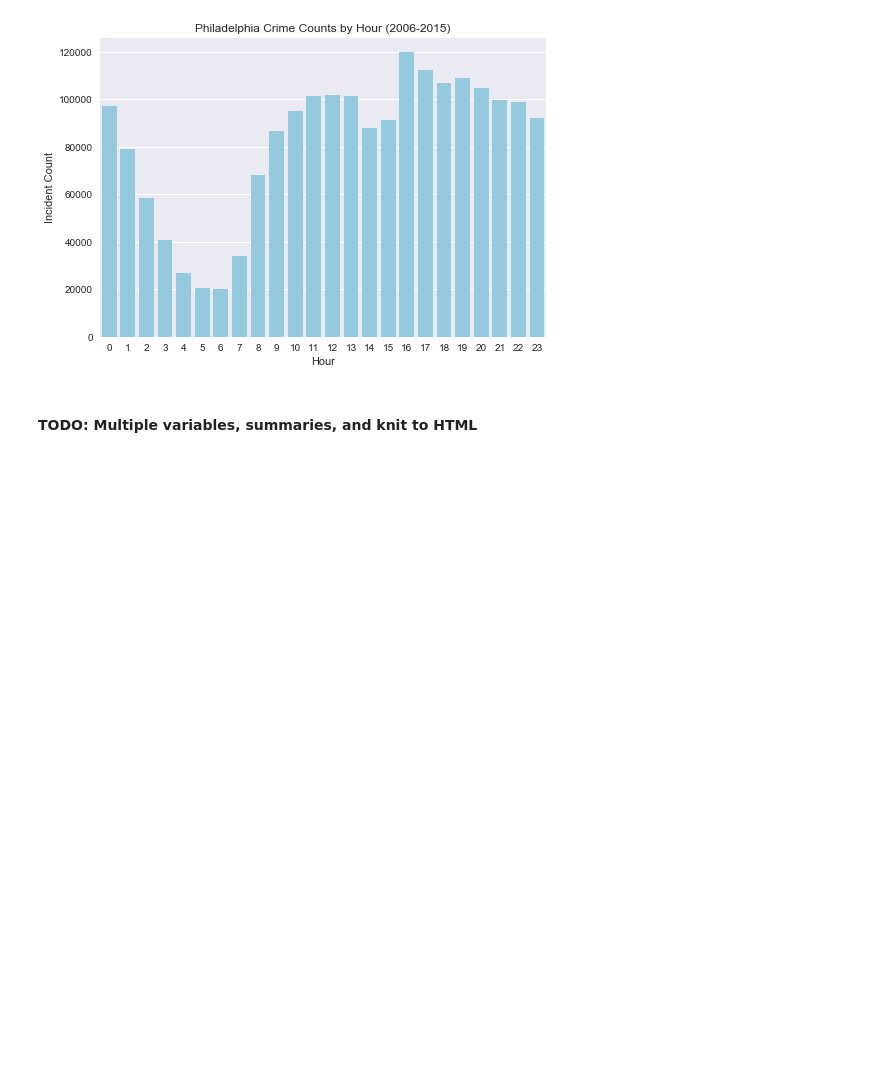
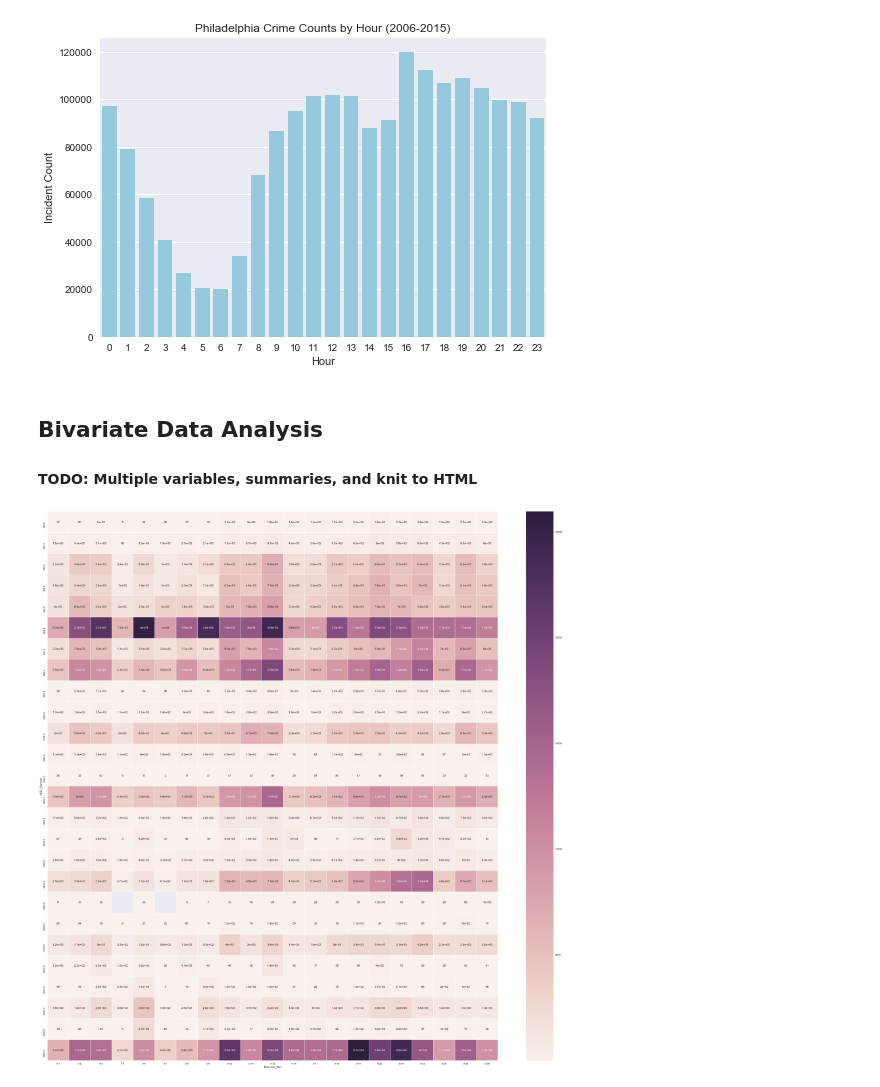
Before and after one commit to William-McKee/philadelphia_crime_data, a Jupyter notebook: Philadelphia_Crime_Data.ipynb, the cells around one changed output. Drawn from its saved outputs; the diff is of its cells as text; code cells hidden in the pictures; blank space fills up the shorter version.

Commit message:
Add files via upload
Add one heatmap for police districts vs crime type

```diff
--- a/Philadelphia_Crime_Data.ipynb
+++ b/Philadelphia_Crime_Data.ipynb
@@ -482,4 +482,18 @@ plt.show()
 [figure]
 [figure]
 # %% [markdown]
+## Bivariate Data Analysis
+
 #### TODO: Multiple variables, summaries, and knit to HTML
+# %%
+# Crime types by police district
+crime_data_type_dist = crime_data.groupby(['UCR_General', 'Dc_Dist']).size()
+df = crime_data_type_dist.to_frame()
+pt = pd.pivot_table(df, index=['UCR_General'], columns=['Dc_Dist'])
+
+# Draw a heatmap with the numeric values in each cell
+f, ax = plt.subplots(figsize=(40, 40))
+sns.heatmap(data=pt, annot=True, linewidths=.1, ax=ax)
+plt.show()
+# %% [output]
+[figure, added]
```
